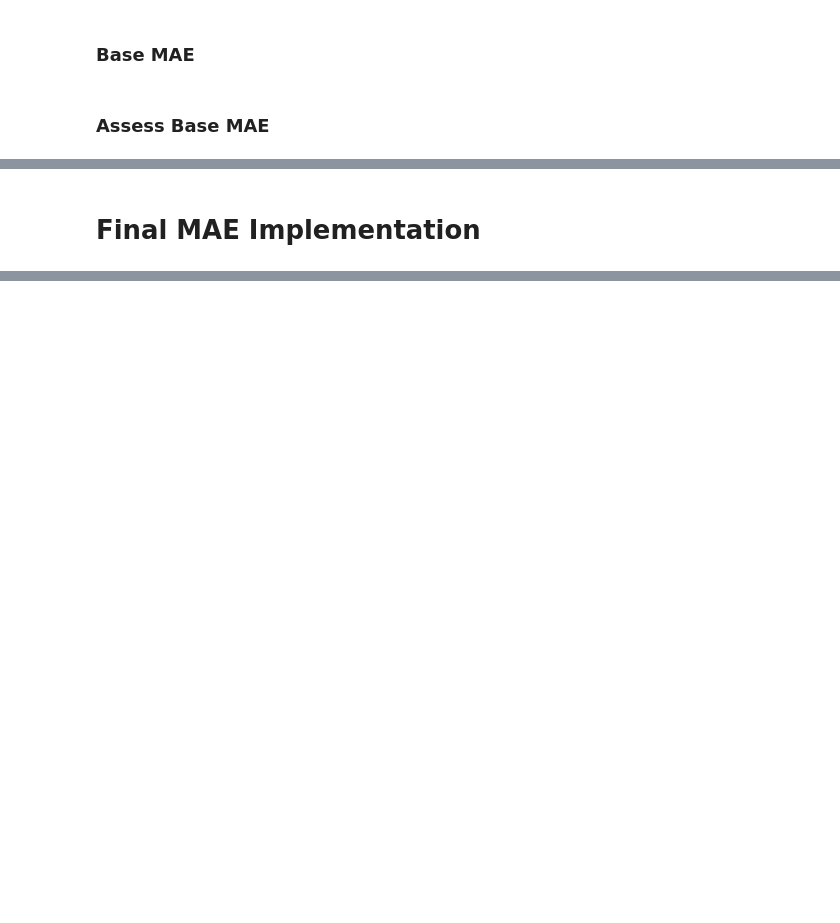
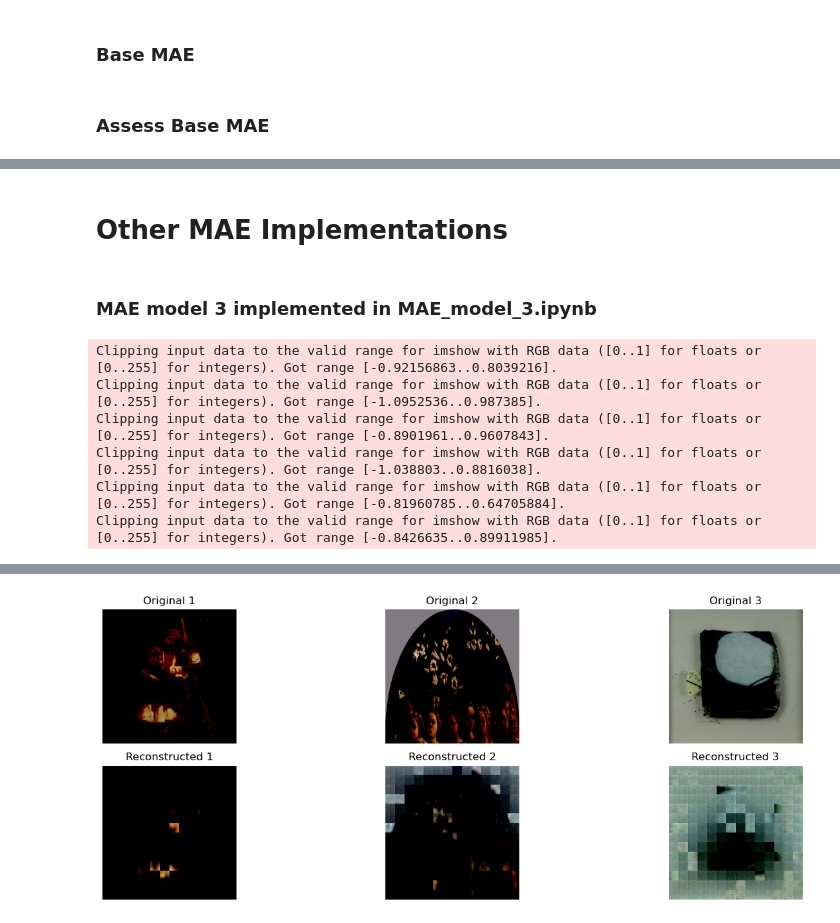
Before and after one commit to kendrick010/ece285_project, a Jupyter notebook: ECE285_Project.ipynb, the cells around one changed output, grey strips where cells are left out. Drawn from its saved outputs; the diff is of its cells as text; code cells hidden in the pictures; blank space fills up the shorter version.

Commit message:
added model 3 to notebook

```diff
--- a/ECE285_Project.ipynb
+++ b/ECE285_Project.ipynb
@@ -537,2 +538,28 @@ Clipping input data to the valid range for imshow with RGB data ([0..1] for floa
 # %% [markdown]
-# Final MAE Implementation
+# Other MAE Implementations
+# %% [markdown]
+### MAE model 3 implemented in MAE_model_3.ipynb
+# %%
+# load model 3
+checkpoint_model_file = "models/mae_3_epoch_9.pt"
+checkpoint = torch.load(checkpoint_model_file)
+
+checkpoint_model = MAE(
+    encoder_embed_dim=192,
+    decoder_embed_dim=512,
+    encoder_depth=12,
+    decoder_depth=8,
+    encoder_heads=3,
+    decoder_heads=16,
+).cuda()
+
+checkpoint_model.load_state_dict(checkpoint['model_state_dict'])
+
+show_reconstructions(checkpoint_model, val_loader, num_images=3)
+# %% [output]
+Clipping input data to the valid range for imshow with RGB data ([0..1] for floats or [0..255] for integers). Got range [-0.92156863..0.8039216].
+Clipping input data to the valid range for imshow with RGB data ([0..1] for floats or [0..255] for integers). Got range [-1.0952536..0.987385].
+Clipping input data to the valid range for imshow with RGB data ([0..1] for floats or [0..255] for integers). Got range [-0.8901961..0.9607843].
+Clipping input data to the valid range for imshow with RGB data ([0..1] for floats or [0..255] for integers). Got range [-1.038803..0.8816038].
+Clipping input data to the valid range for imshow with RGB data ([0..1] for floats or [0..255] for integers). Got range [-0.81960785..0.64705884].
+Clipping input data to the valid range for imshow with RGB data ([0..1] for floats or [0..255] for integers). Got range [-0.8426635..0.89911985].
@@ -538,0 +567 @@ Clipping input data to the valid range for imshow with RGB data ([0..1] for floa
+[figure, added]
```
Also changed, not shown: parts of 3 cells of this notebook.
